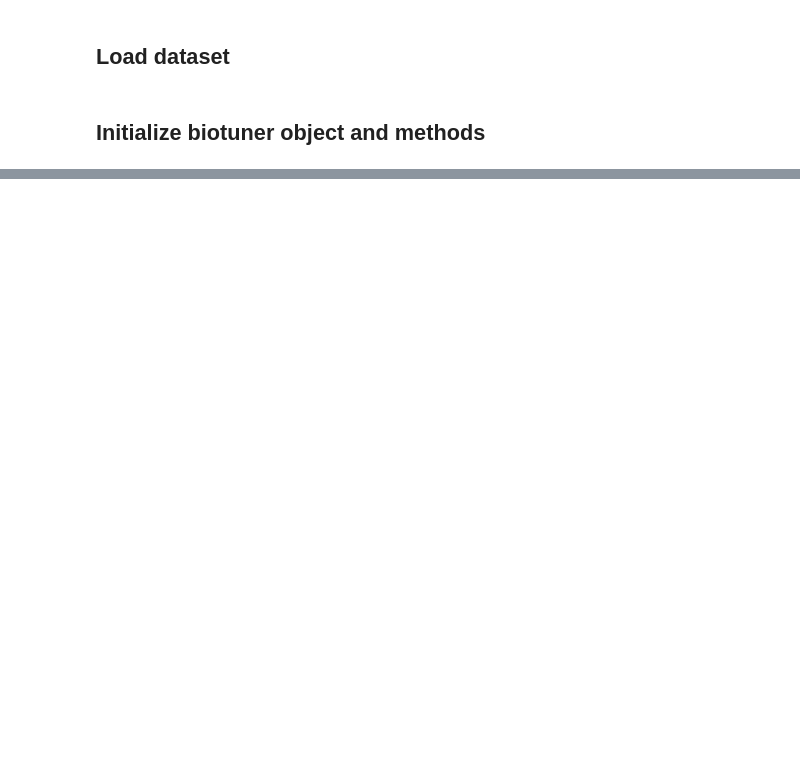
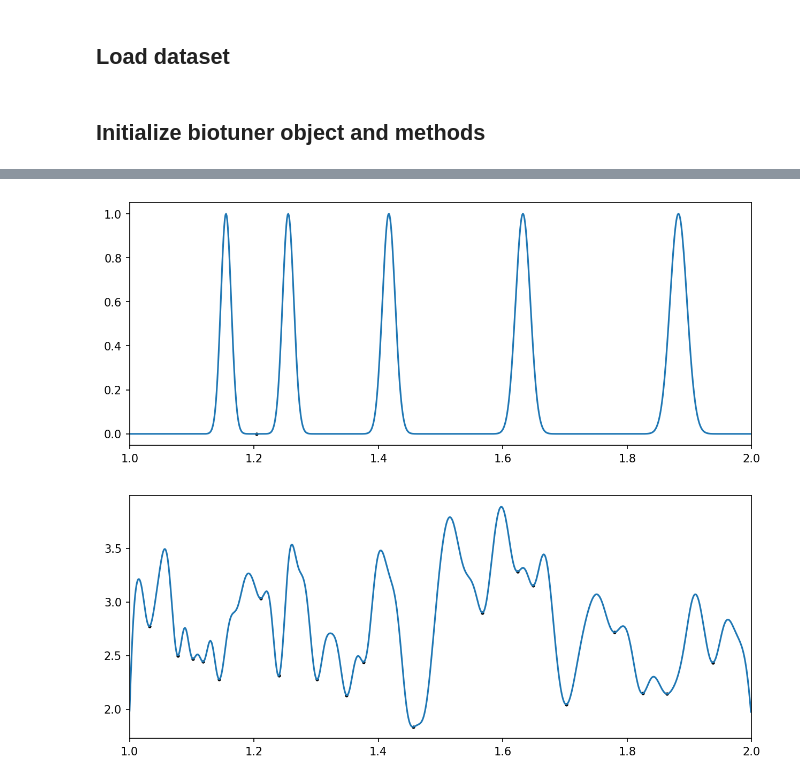
Before and after one commit to AntoineBellemare/biotuner, a Jupyter notebook: biotuner_object.ipynb, the cells around one changed output, grey strips where cells are left out. Drawn from its saved outputs; the diff is of its cells as text; code cells hidden in the pictures; blank space fills up the shorter version.

```diff
--- a/biotuner_object.ipynb
+++ b/biotuner_object.ipynb
@@ -220 +314,12 @@ biotuning.compute_harmonic_entropy(input_type = 'extended_peaks', plot_entropy =
+# %%
+harms = [10,50]
+data = epochs_data[47][28] # Define data (single time series)
+for i in harms:
+    biotuning = biotuner(1000, peaks_function = 'EEMD', precision = 0.1, n_harm = i)
+    biotuning.peaks_extraction(data)
+    biotuning.peaks_extension(method = 'consonant_harmonic_fit', harm_function = 'mult', cons_limit = 0.1)
+    biotuning.compute_harmonic_entropy(input_type = 'extended_peaks', plot_entropy = True)
+# %% [output]
+[figure, added]
+[figure, added]
 # %%
```
Also changed, not shown: parts of 5 cells of this notebook, 1 other file.
